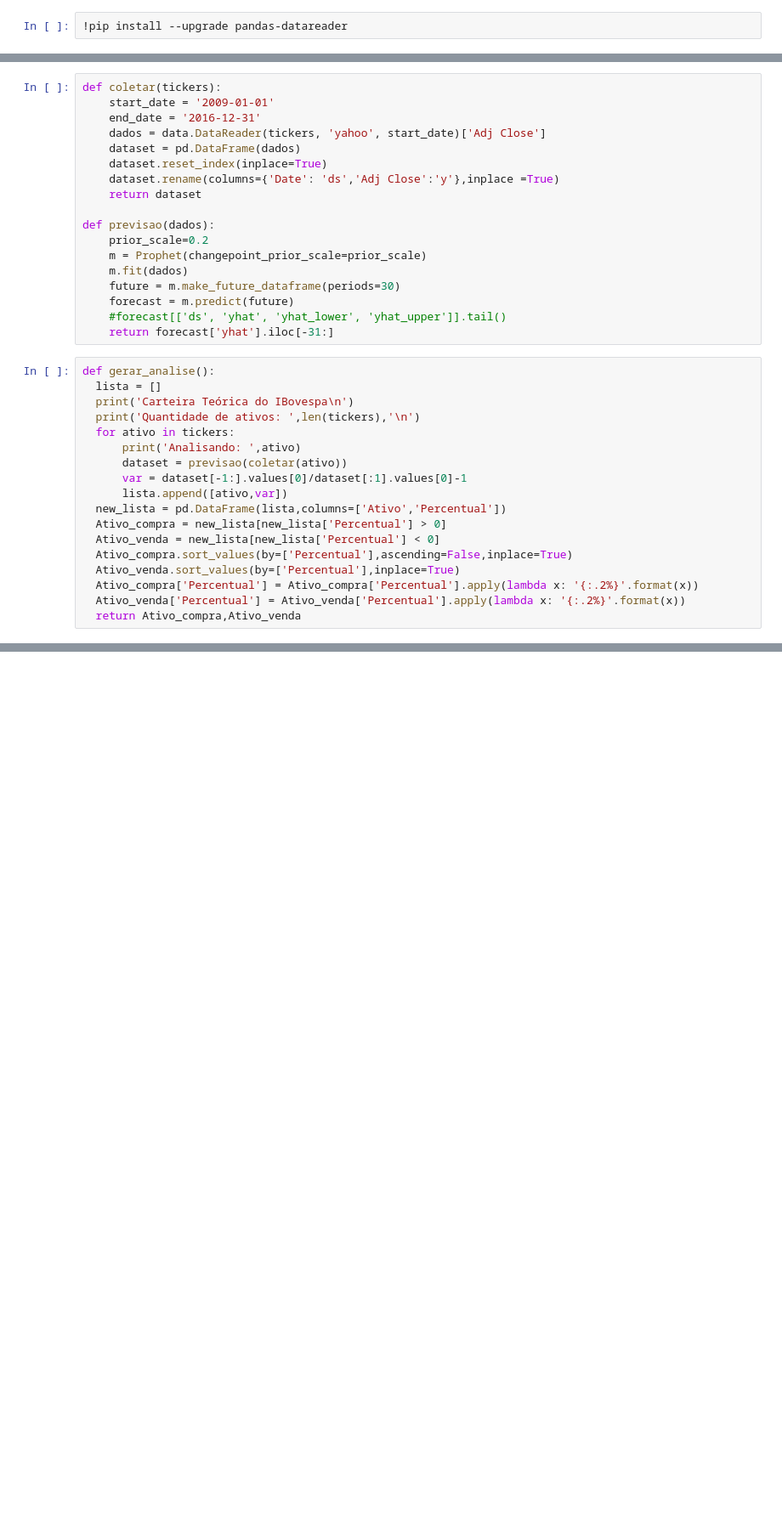
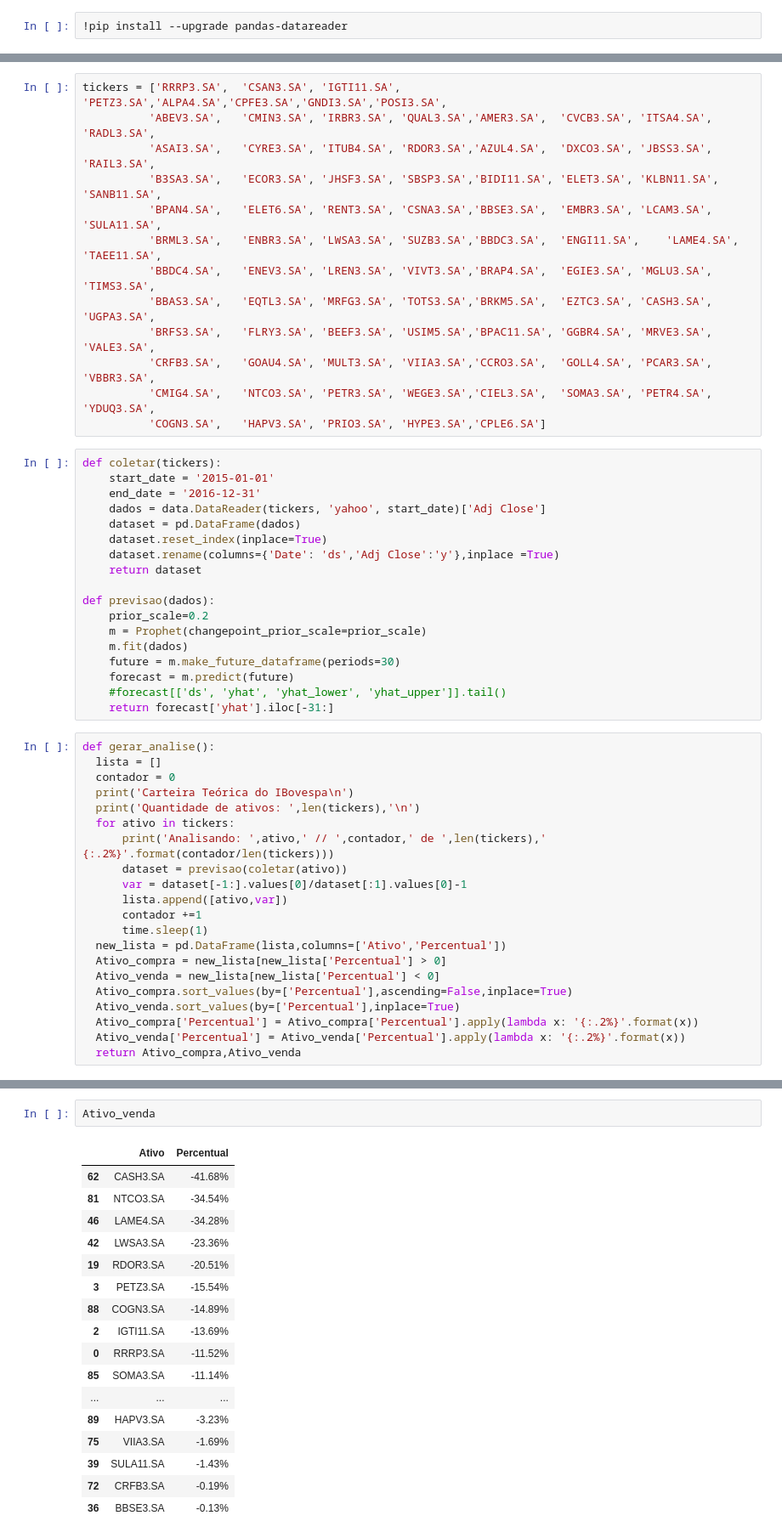
Before and after one commit to mantoan-thi/-Python-for-investments-, a Jupyter notebook: Stock_portfolio.ipynb, the cells around one changed output, grey strips where cells are left out. Shown: that part at 85% size. Drawn from its saved outputs; the diff is of its cells as text; blank space fills up the shorter version.

```diff
--- a/Stock_portfolio.ipynb
+++ b/Stock_portfolio.ipynb
@@ -14,6 +11,19 @@ tickers = ['RRRP3.SA','ALPA4.SA','ABEV3.SA','AMER3.SA','ASAI3.SA','AZUL4.SA']
+# %%
+tickers = ['RRRP3.SA',	'CSAN3.SA',	'IGTI11.SA',	'PETZ3.SA','ALPA4.SA','CPFE3.SA','GNDI3.SA','POSI3.SA',
+          'ABEV3.SA',	'CMIN3.SA',	'IRBR3.SA',	'QUAL3.SA','AMER3.SA',	'CVCB3.SA',	'ITSA4.SA',	'RADL3.SA',
+          'ASAI3.SA',	'CYRE3.SA',	'ITUB4.SA',	'RDOR3.SA','AZUL4.SA',	'DXCO3.SA',	'JBSS3.SA',	'RAIL3.SA',
+          'B3SA3.SA',	'ECOR3.SA',	'JHSF3.SA',	'SBSP3.SA','BIDI11.SA',	'ELET3.SA',	'KLBN11.SA',	'SANB11.SA',
+          'BPAN4.SA',	'ELET6.SA',	'RENT3.SA',	'CSNA3.SA','BBSE3.SA',	'EMBR3.SA',	'LCAM3.SA',	'SULA11.SA',
+          'BRML3.SA',	'ENBR3.SA',	'LWSA3.SA',	'SUZB3.SA','BBDC3.SA',	'ENGI11.SA',	'LAME4.SA',	'TAEE11.SA',
+          'BBDC4.SA',	'ENEV3.SA',	'LREN3.SA',	'VIVT3.SA','BRAP4.SA',	'EGIE3.SA',	'MGLU3.SA',	'TIMS3.SA',
+          'BBAS3.SA',	'EQTL3.SA',	'MRFG3.SA',	'TOTS3.SA','BRKM5.SA',	'EZTC3.SA',	'CASH3.SA',	'UGPA3.SA',
+          'BRFS3.SA',	'FLRY3.SA',	'BEEF3.SA',	'USIM5.SA','BPAC11.SA',	'GGBR4.SA',	'MRVE3.SA',	'VALE3.SA',
+          'CRFB3.SA',	'GOAU4.SA',	'MULT3.SA',	'VIIA3.SA','CCRO3.SA',	'GOLL4.SA',	'PCAR3.SA',	'VBBR3.SA',
+          'CMIG4.SA',	'NTCO3.SA',	'PETR3.SA',	'WEGE3.SA','CIEL3.SA',	'SOMA3.SA',	'PETR4.SA',	'YDUQ3.SA',
+          'COGN3.SA',	'HAPV3.SA',	'PRIO3.SA',	'HYPE3.SA','CPLE6.SA']
 # %%
 def coletar(tickers):
-    start_date = '2009-01-01'
+    start_date = '2015-01-01'
     end_date = '2016-12-31'
     dados = data.DataReader(tickers, 'yahoo', start_date)['Adj Close']
     dataset = pd.DataFrame(dados)
@@ -32,13 +42,16 @@ def previsao(dados):
 # %%
 def gerar_analise():
   lista = []
+  contador = 0
   print('Carteira Teórica do IBovespa\n')
   print('Quantidade de ativos: ',len(tickers),'\n')
   for ativo in tickers:
-      print('Analisando: ',ativo)
+      print('Analisando: ',ativo,' // ',contador,' de ',len(tickers),' {:.2%}'.format(contador/len(tickers)))
       dataset = previsao(coletar(ativo))
       var = dataset[-1:].values[0]/dataset[:1].values[0]-1
       lista.append([ativo,var])
+      contador +=1
+      time.sleep(1)
   new_lista = pd.DataFrame(lista,columns=['Ativo','Percentual'])
   Ativo_compra = new_lista[new_lista['Percentual'] > 0]
   Ativo_venda = new_lista[new_lista['Percentual'] < 0]
@@ -65,0 +105,20 @@ INFO:fbprophet:Disabling daily seasonality. Run prophet with daily_seasonality=T
+# %%
+Ativo_venda
+# %% [output]
+|  | Ativo | Percentual |
+| 62 | CASH3.SA | -41.68% |
+| 81 | NTCO3.SA | -34.54% |
+| 46 | LAME4.SA | -34.28% |
+| 42 | LWSA3.SA | -23.36% |
+| 19 | RDOR3.SA | -20.51% |
+| 3 | PETZ3.SA | -15.54% |
+| 88 | COGN3.SA | -14.89% |
+| 2 | IGTI11.SA | -13.69% |
+| 0 | RRRP3.SA | -11.52% |
+| 85 | SOMA3.SA | -11.14% |
+| ... | ... | ... |
+| 89 | HAPV3.SA | -3.23% |
+| 75 | VIIA3.SA | -1.69% |
+| 39 | SULA11.SA | -1.43% |
+| 72 | CRFB3.SA | -0.19% |
+| 36 | BBSE3.SA | -0.13% |
```
Also changed, not shown: parts of 5 cells of this notebook.
